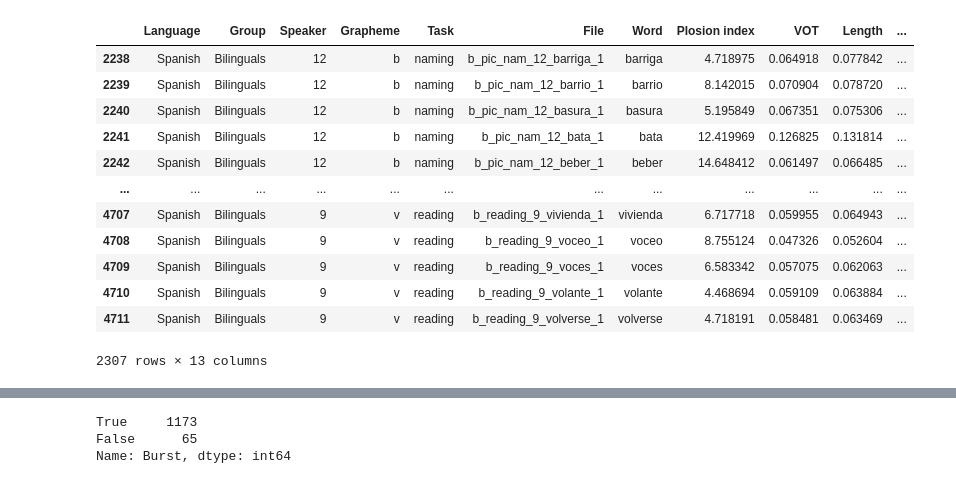
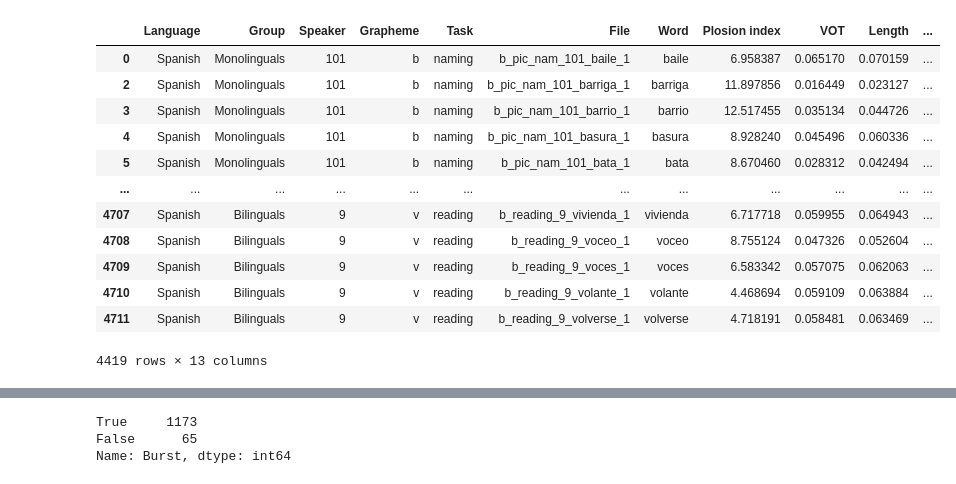
Before and after one commit to Florent-Dueme/plosive_abstract, a Jupyter notebook: graphs_burst_PI.ipynb, the cells around one changed output, grey strips where cells are left out. Saved outputs shown, nothing was run; the diff lists cells and outputs as text; code cells hidden in the pictures.

```diff
--- a/graphs_burst_PI.ipynb
+++ b/graphs_burst_PI.ipynb
@@ -17,19 +19,19 @@ data_mono_v = data_mono[data_mono.Grapheme == "v"]
-# %%
-data_bi_burst
-# %% [output]
-|  | Language | Group | Speaker | Grapheme | Task | File | Word | Plosion index | VOT | Length | ... |
-| 2238 | Spanish | Bilinguals | 12 | b | naming | b_pic_nam_12_barriga_1 | barriga | 4.718975 | 0.064918 | 0.077842 | ... |
-| 2239 | Spanish | Bilinguals | 12 | b | naming | b_pic_nam_12_barrio_1 | barrio | 8.142015 | 0.070904 | 0.078720 | ... |
-| 2240 | Spanish | Bilinguals | 12 | b | naming | b_pic_nam_12_basura_1 | basura | 5.195849 | 0.067351 | 0.075306 | ... |
-| 2241 | Spanish | Bilinguals | 12 | b | naming | b_pic_nam_12_bata_1 | bata | 12.419969 | 0.126825 | 0.131814 | ... |
-| 2242 | Spanish | Bilinguals | 12 | b | naming | b_pic_nam_12_beber_1 | beber | 14.648412 | 0.061497 | 0.066485 | ... |
-| ... | ... | ... | ... | ... | ... | ... | ... | ... | ... | ... | ... |
-| 4707 | Spanish | Bilinguals | 9 | v | reading | b_reading_9_vivienda_1 | vivienda | 6.717718 | 0.059955 | 0.064943 | ... |
-| 4708 | Spanish | Bilinguals | 9 | v | reading | b_reading_9_voceo_1 | voceo | 8.755124 | 0.047326 | 0.052604 | ... |
-| 4709 | Spanish | Bilinguals | 9 | v | reading | b_reading_9_voces_1 | voces | 6.583342 | 0.057075 | 0.062063 | ... |
-| 4710 | Spanish | Bilinguals | 9 | v | reading | b_reading_9_volante_1 | volante | 4.468694 | 0.059109 | 0.063884 | ... |
-| 4711 | Spanish | Bilinguals | 9 | v | reading | b_reading_9_volverse_1 | volverse | 4.718191 | 0.058481 | 0.063469 | ... |
-2307 rows × 13 columns
+# %%
+data_burst
+# %% [output]
+|  | Language | Group | Speaker | Grapheme | Task | File | Word | Plosion index | VOT | Length | ... |
+| 0 | Spanish | Monolinguals | 101 | b | naming | b_pic_nam_101_baile_1 | baile | 6.958387 | 0.065170 | 0.070159 | ... |
+| 2 | Spanish | Monolinguals | 101 | b | naming | b_pic_nam_101_barriga_1 | barriga | 11.897856 | 0.016449 | 0.023127 | ... |
+| 3 | Spanish | Monolinguals | 101 | b | naming | b_pic_nam_101_barrio_1 | barrio | 12.517455 | 0.035134 | 0.044726 | ... |
+| 4 | Spanish | Monolinguals | 101 | b | naming | b_pic_nam_101_basura_1 | basura | 8.928240 | 0.045496 | 0.060336 | ... |
+| 5 | Spanish | Monolinguals | 101 | b | naming | b_pic_nam_101_bata_1 | bata | 8.670460 | 0.028312 | 0.042494 | ... |
+| ... | ... | ... | ... | ... | ... | ... | ... | ... | ... | ... | ... |
+| 4707 | Spanish | Bilinguals | 9 | v | reading | b_reading_9_vivienda_1 | vivienda | 6.717718 | 0.059955 | 0.064943 | ... |
+| 4708 | Spanish | Bilinguals | 9 | v | reading | b_reading_9_voceo_1 | voceo | 8.755124 | 0.047326 | 0.052604 | ... |
+| 4709 | Spanish | Bilinguals | 9 | v | reading | b_reading_9_voces_1 | voces | 6.583342 | 0.057075 | 0.062063 | ... |
+| 4710 | Spanish | Bilinguals | 9 | v | reading | b_reading_9_volante_1 | volante | 4.468694 | 0.059109 | 0.063884 | ... |
+| 4711 | Spanish | Bilinguals | 9 | v | reading | b_reading_9_volverse_1 | volverse | 4.718191 | 0.058481 | 0.063469 | ... |
+4419 rows × 13 columns
 # %%
 graph_plosives(data_bi_burst)
 # %% [output]
```
Also changed, not shown: parts of 6 cells of this notebook, 9 other files.
